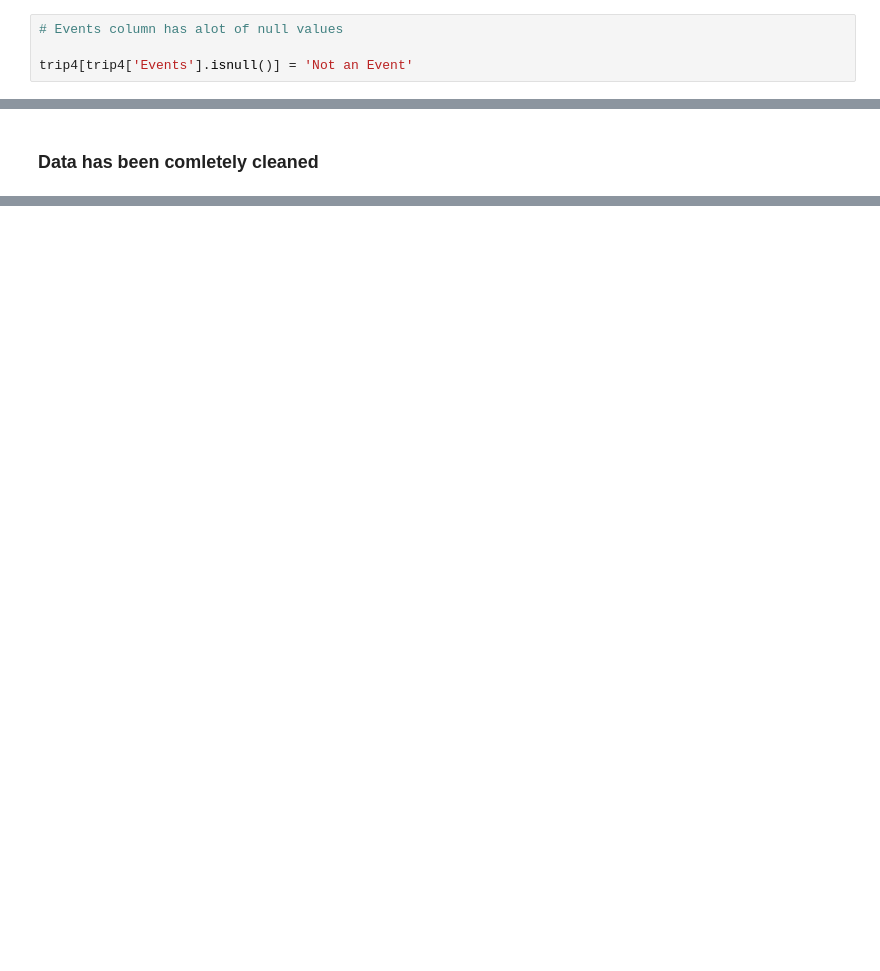
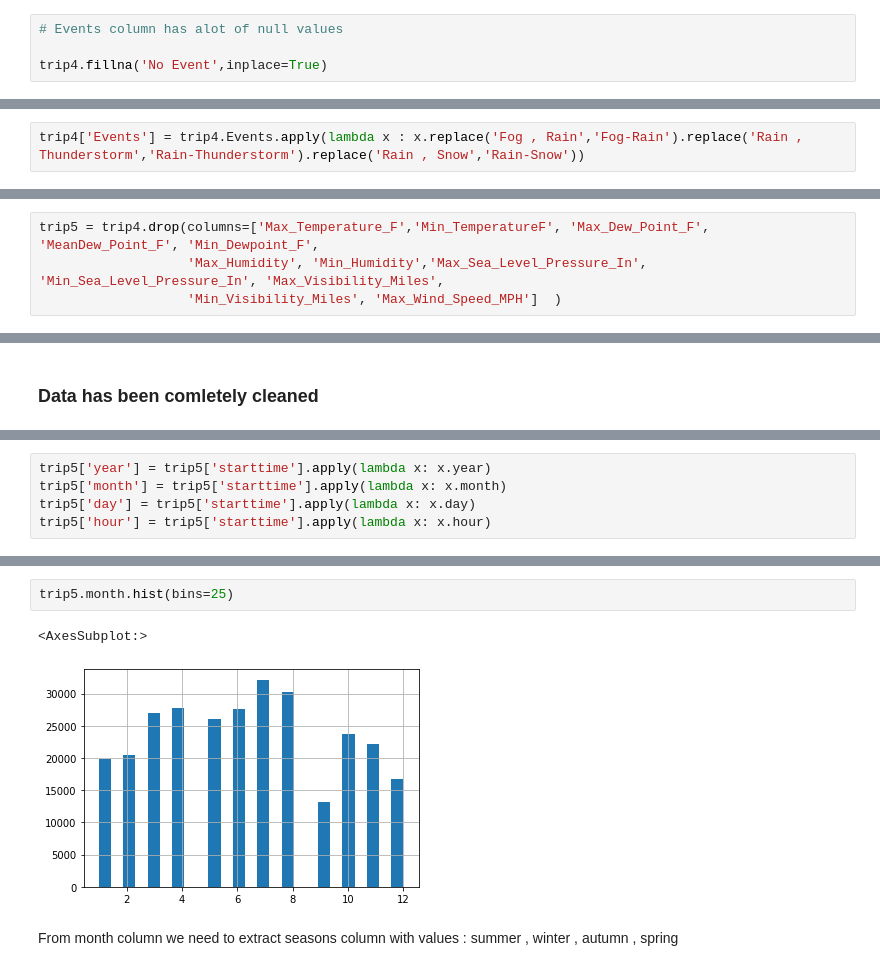
Before and after one commit to BilalSaeed06/cycle-sharing-dataset, a Jupyter notebook: data_cleaning.ipynb, the cells around one changed output, grey strips where cells are left out. Saved outputs shown, nothing was run; the diff lists cells and outputs as text; blank space fills up the shorter version.

```diff
--- a/data_cleaning.ipynb
+++ b/data_cleaning.ipynb
@@ -570,4 +581,4 @@ trip4.Mean_Temperature_F.isnull().sum()
 # %%
 # Events column has alot of null values
 
-trip4[trip4['Events'].isnull()] = 'Not an Event'
+trip4.fillna('No Event',inplace=True)
@@ -591,3 +616,5 @@ from_long                     0
 to_lat                        0
 to_long                       0
 dtype: int64
+# %%
+trip4['Events'] = trip4.Events.apply(lambda x : x.replace('Fog , Rain','Fog-Rain').replace('Rain , Thunderstorm','Rain-Thunderstorm').replace('Rain , Snow','Rain-Snow'))
@@ -593,0 +632,4 @@ dtype: int64
+# %%
+trip5 = trip4.drop(columns=['Max_Temperature_F','Min_TemperatureF', 'Max_Dew_Point_F', 'MeanDew_Point_F', 'Min_Dewpoint_F',
+                   'Max_Humidity', 'Min_Humidity','Max_Sea_Level_Pressure_In', 'Min_Sea_Level_Pressure_In', 'Max_Visibility_Miles',
+                   'Min_Visibility_Miles', 'Max_Wind_Speed_MPH']  )
@@ -595,0 +679,5 @@ dtype: int64
+# %%
+trip5['year'] = trip5['starttime'].apply(lambda x: x.year)
+trip5['month'] = trip5['starttime'].apply(lambda x: x.month)
+trip5['day'] = trip5['starttime'].apply(lambda x: x.day)
+trip5['hour'] = trip5['starttime'].apply(lambda x: x.hour)
@@ -595,0 +691,7 @@ dtype: int64
+# %%
+trip5.month.hist(bins=25)
+# %% [output]
+<AxesSubplot:>
+[figure, added]
+# %% [markdown]
+From month column we need to extract seasons column with values : summer , winter , autumn , spring
```
Also changed, not shown: parts of 16 cells of this notebook.
